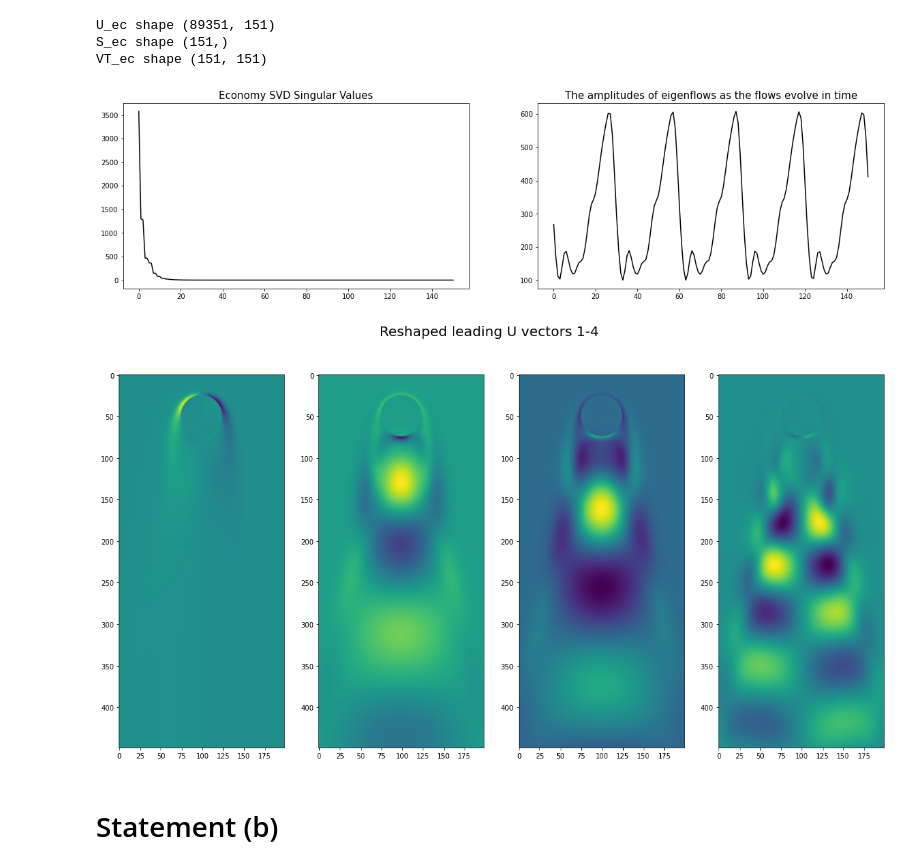
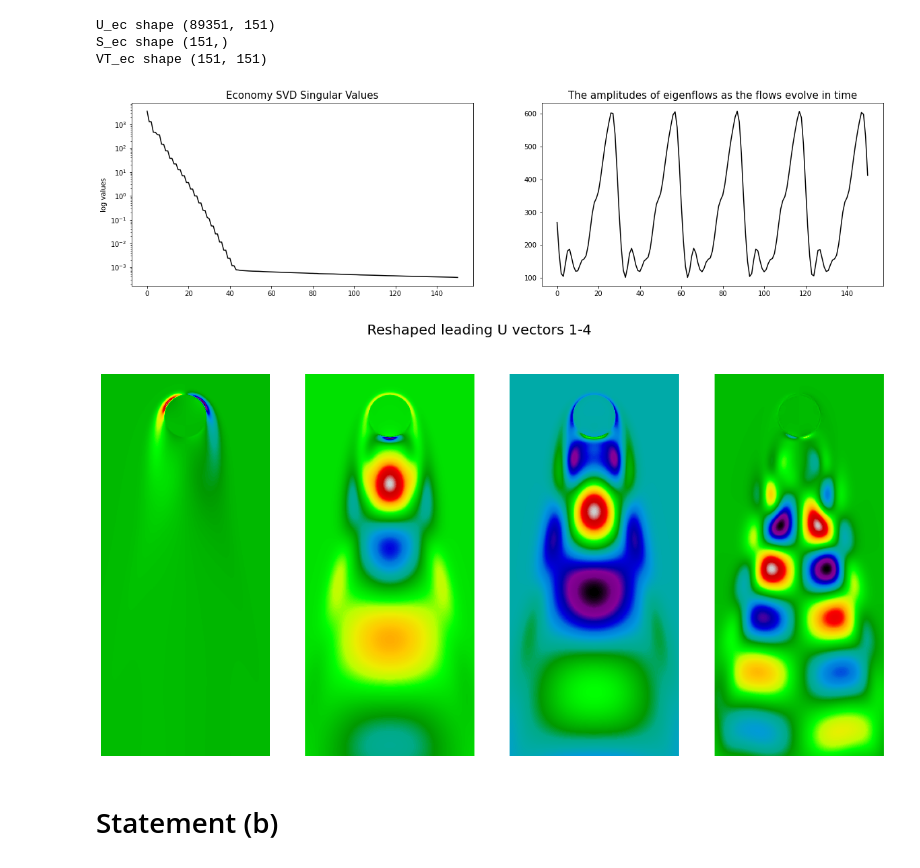
Before and after one commit to Saizt/UH-Pattern-Recognition, a Jupyter notebook: Ex 7/Ex7.ipynb, the cells around one changed output. Drawn from its saved outputs; the diff is of its cells as text; code cells hidden in the pictures.

```diff
--- a/Ex 7/Ex7.ipynb
+++ b/Ex 7/Ex7.ipynb
@@ -46,19 +51,24 @@ S_ec shape (151,)
 VT_ec shape (151, 151)
 # %%
 f, axes = plt.subplots(1, 2, figsize=(20,5))
-axes[0].plot(S_full, color='black', label='Full SVD Singular Values')
+axes[0].semilogy(S_ec, color='black', label='Full SVD Singular Values') #spectrum
 axes[0].set_title('Economy SVD Singular Values', size=15)
-axes[1].plot(S_full @ VT_full, color='black')
+axes[0].set_ylabel('log values')
+axes[1].plot(S_ec @ VT_ec, color='black')
 axes[1].set_title('The amplitudes of eigenflows as the flows evolve in time', size=15)
 
 f, axes = plt.subplots(1, 4, figsize=(20,10))
 plt.suptitle('Reshaped leading U vectors 1-4', size=20)
-axes[0].imshow(U_full[:,0].reshape(*N,*M))
-axes[1].imshow(U_full[:,1].reshape(*N,*M))
-axes[2].imshow(U_full[:,2].reshape(*N,*M))
-axes[3].imshow(U_full[:,3].reshape(*N,*M));
+axes[0].imshow(U_ec[:,0].reshape(*N,*M), cmap='nipy_spectral')
+axes[0].axis('off')
+axes[1].imshow(U_ec[:,1].reshape(*N,*M), cmap='nipy_spectral')
+axes[1].axis('off')
+axes[2].imshow(U_ec[:,2].reshape(*N,*M), cmap='nipy_spectral')
+axes[2].axis('off')
+axes[3].imshow(U_ec[:,3].reshape(*N,*M), cmap='nipy_spectral')
+axes[3].axis('off');
 # %% [output]
-[figure, old version]
+[figure, new version]
-[figure, old version]
+[figure, new version]
 # %% [markdown]
 # Statement (b)
```
Also changed, not shown: parts of 14 cells of this notebook.
